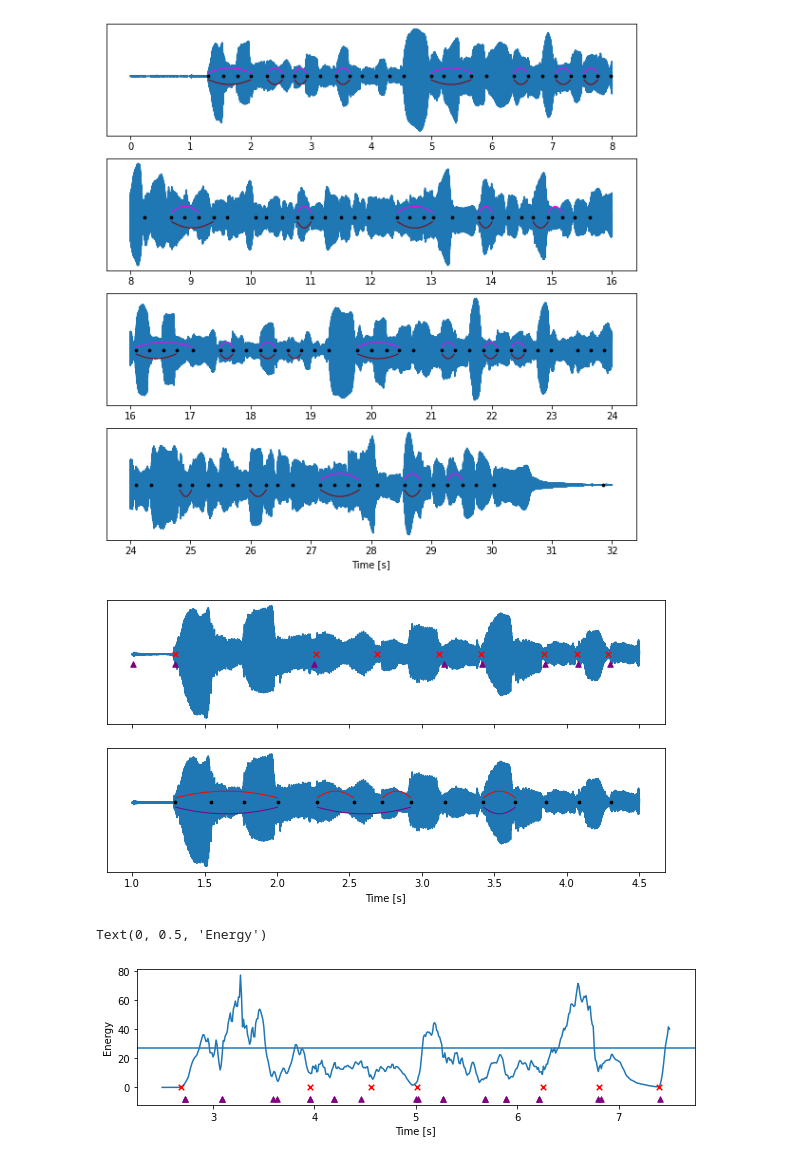
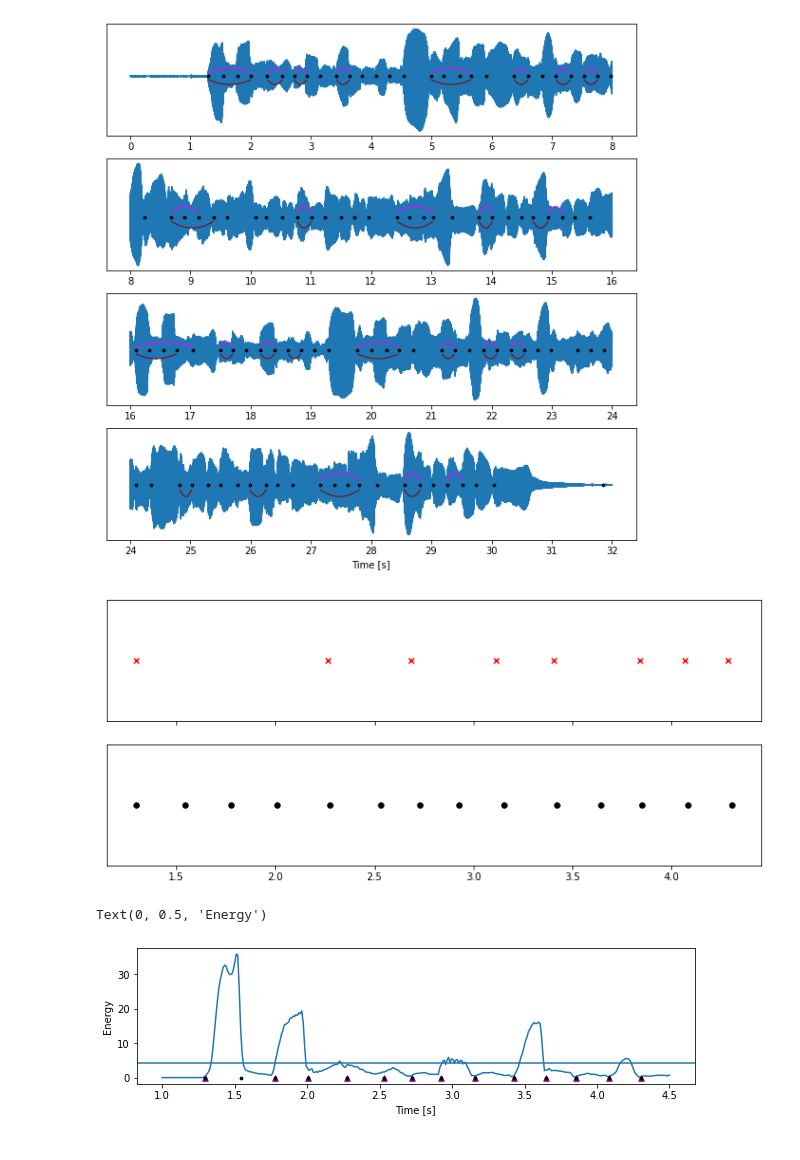
Before and after one commit to SimonFalk/beyondPianoRoll, a Jupyter notebook: application.ipynb, the cells around one changed output. Cells and saved outputs as stored; diff of their text form; code cells hidden in the pictures.

```diff
--- a/application.ipynb
+++ b/application.ipynb
@@ -33,4 +33,9 @@ pp = madmom.features.onsets.OnsetPeakPickingProcessor(threshold=0.7, combine=0.1
 base_path = "results/cnn-training-220426/"
 model_name = "ab-seq-90eps-nostandard-trainable-noextend-dropout0.3"
 model = tf.keras.models.load_model(base_path + 'fold_{}_{}_model'.format(0, model_name))
+
+# Validation models
+base_path = "results/cnn-training-220423/"
+model_name = "ab-seq-100eps-nostandard"
+model = tf.keras.models.load_model(base_path + 'fold_{}_{}_model'.format(0, model_name))
 # %% [output]
@@ -48,7 +53,7 @@ def get_hfc_onsets(fname, sr):
     peaks = (np.where(onehot==1)[0]-5)*441/sr
     return peaks
 # %%
-R = 38
+R = 36
 with open("datasets/slurtest_add/sc_onsets/" + os.path.basename(audio_fnames[R])[:-4] + "_sc.csv") as file:
     sc_data = file.readlines()
 sc_onsets = np.array([float(onset.strip()) for onset in sc_data])
@@ -65,7 +70,7 @@ general_threshold = np.mean(audio_lengths[:36]*(mean_at_soft-mean_at_hard)/energ
 
 sig = madmom.audio.signal.Signal(audio_fnames[R], dtype=float)
 e_threshold = general_threshold*sig.energy()/audio_lengths[R]
-frames = madmom.audio.signal.FramedSignal(signal=sig, fra9e_size=1024, fps=100)
+frames = madmom.audio.signal.FramedSignal(signal=sig, frame_size=1024, fps=100)
 
 oet_hard_idx = np.where(frames.energy()[(note_onsets*100).astype(int)]<e_threshold)[0]
 oet_soft_idx = np.where(frames.energy()[(note_onsets*100).astype(int)]>e_threshold)[0]
@@ -172,14 +177,13 @@ Segments: [0.0, 8.0, 16.0, 24.0, 32.0, 40.0]
 [figure]
 # %%
 passages = [passage_extractor(
-    audios[R],
+    frames.energy(),
     onset_set,
     [1.0,4.5],
     sr=sample_rates[R]
 )[0] for onset_set in [
     [
-        onset_schedules[R],
-        hfc_onsets
+        onset_schedules[R]
     ],
     [
         note_onsets,
@@ -187,60 +191,61 @@ passages = [passage_extractor(
 ]
 ]
 
-fig,axs = plt.subplots(len(passages),1, figsize=(10,2.5*len(passages)), sharex=True)
+fig,axs = plt.subplots(len(passages),1, figsize=(12,2.5*len(passages)), sharex=True)
 onset_styles = [
-    {"m":["x", "^"], "c":["r", "purple"]},
-    {"m":["."], "c":["k"]}
+    {"m":["x"], "c":["red"]},
+    {"m":["o"], "c":["k"]}
 ]
+if False:
+    hard_idx, soft_idx = merging_module(
+        passages[1]["onsets"][0], # Böck NOD
+        passages[0]["onsets"][1], # CNN HOD
+        tol_sec=0.05
+    )
 
-hard_idx, soft_idx = merging_module(
-    passages[1]["onsets"][0], # Böck NOD
-    passages[0]["onsets"][1], # CNN HOD
-    tol_sec=0.05
-)
-
-hard_gt, soft_gt = merging_module(
-    passages[1]["onsets"][0], # Böck NOD
-    passages[0]["onsets"][0], # HOD annotations
-    tol_sec=0.05
-)
+    hard_gt, soft_gt = merging_module(
+        passages[1]["onsets"][0], # Böck NOD
+        passages[0]["onsets"][0], # HOD annotations
+        tol_sec=0.05
+    )
 
 for plot_i, (passage, ax, onset_style) in enumerate(zip(passages, axs, onset_styles)):
     ax.set_yticks([])
     onset_visualizer(
         passage["audio"],
         passage["onsets"],
         (passage["abs_start"], passage["abs_end"]),
         onset_styles=onset_style,
-        ax=ax
+        ax=ax,
+        alpha=0.5
         )
-
-    if plot_i==1:
+    #if plot_i==1:
+    if False:
         ax.set_xlabel("Time [s]")
         for hard, soft, sign, color in zip(
             [hard_idx, hard_gt],
             [soft_idx, soft_gt],
             [-0.5,0.5],
             ["purple", "red"]
         ):
             slur_visualizer(
                 passages[1]["onsets"][0],
                 slur_alignment(hard, soft),
                 ax=ax,
                 edgecolor=color,
                 sign=sign
 )
 # %% [output]
-[figure, old version]
+[figure, new version]
 # %%
 fig,ax = plt.subplots(1,1, figsize=(10,2.5))
 passage = passage_extractor(
     frames.energy(),
     [
-        onset_schedules[R],
+        note_onsets,
         note_onsets[oet_hard_idx]
     ],
-    [2.5,7.5],
+    [1.0,4.5],
     sr=100
 )[0]
 
@@ -248,7 +253,7 @@ onset_visualizer(
     passage["audio"],
     passage["onsets"],
     (passage["abs_start"], passage["abs_end"]),
-    onset_styles={"m":["x", "^"], "c":["r", "purple"]},
+    onset_styles={"m":[".", "^"], "c":["k", "purple"]},
     ax=ax
 )
 ax.axhline(y=e_threshold)
@@ -256,7 +261,7 @@ ax.set_xlabel("Time [s]")
 ax.set_ylabel("Energy")
 # %% [output]
 Text(0, 0.5, 'Energy')
-[figure, old version]
+[figure, new version]
 # %%
 fig,ax = plt.subplots(1,1, figsize=(10,2.5))
 passage = passage_extractor(
```
Also changed, not shown: parts of 3 cells of this notebook, 6 other files.
